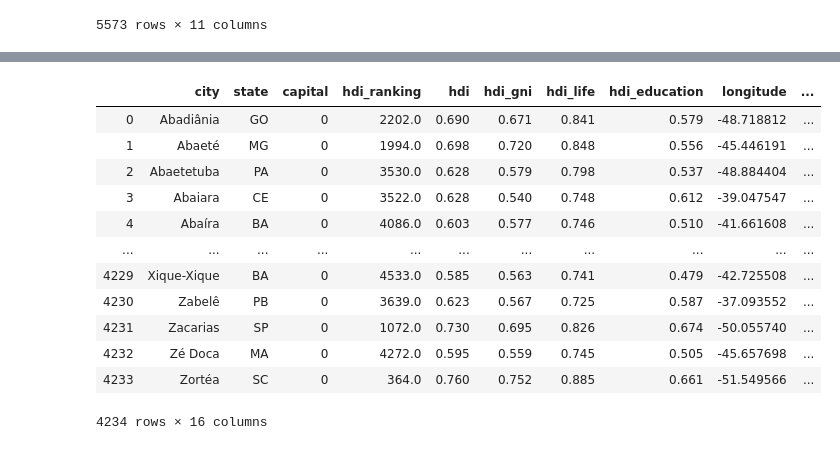
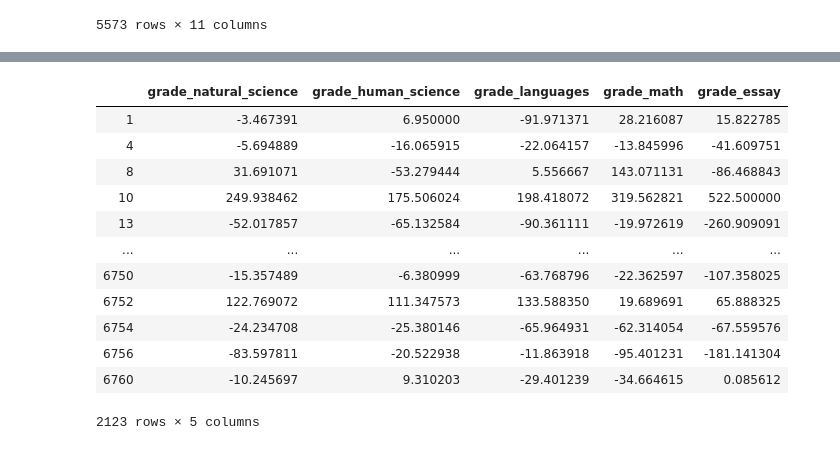
Before and after one commit to davidsondefaria/UdacityDataScience, a Jupyter notebook: 1.Blog/testes.ipynb, the cells around one changed output, grey strips where cells are left out. Drawn from its saved outputs; the diff is of its cells as text; code cells hidden in the pictures.

```diff
--- a/1.Blog/testes.ipynb
+++ b/1.Blog/testes.ipynb
@@ -140,19 +115,18 @@ m = enem.groupby(['city_residence','state_residence']).mean()
-# %%
-# new_df = pd.merge(A_df, B_df,  how='left', left_on=['A_c1','c2'], right_on = ['B_c1','c2'])
-
-p = pd.merge(cities_analysis_df, m, how='inner', left_on=['city','state'], right_on=['city_residence','state_residence'])
-p
-# %% [output]
-|  | city | state | capital | hdi_ranking | hdi | hdi_gni | hdi_life | hdi_education | longitude | ... |
-| 0 | Abadiânia | GO | 0 | 2202.0 | 0.690 | 0.671 | 0.841 | 0.579 | -48.718812 | ... |
-| 1 | Abaeté | MG | 0 | 1994.0 | 0.698 | 0.720 | 0.848 | 0.556 | -45.446191 | ... |
-| 2 | Abaetetuba | PA | 0 | 3530.0 | 0.628 | 0.579 | 0.798 | 0.537 | -48.884404 | ... |
-| 3 | Abaiara | CE | 0 | 3522.0 | 0.628 | 0.540 | 0.748 | 0.612 | -39.047547 | ... |
-| 4 | Abaíra | BA | 0 | 4086.0 | 0.603 | 0.577 | 0.746 | 0.510 | -41.661608 | ... |
-| ... | ... | ... | ... | ... | ... | ... | ... | ... | ... | ... |
-| 4229 | Xique-Xique | BA | 0 | 4533.0 | 0.585 | 0.563 | 0.741 | 0.479 | -42.725508 | ... |
-| 4230 | Zabelê | PB | 0 | 3639.0 | 0.623 | 0.567 | 0.725 | 0.587 | -37.093552 | ... |
-| 4231 | Zacarias | SP | 0 | 1072.0 | 0.730 | 0.695 | 0.826 | 0.674 | -50.055740 | ... |
-| 4232 | Zé Doca | MA | 0 | 4272.0 | 0.595 | 0.559 | 0.745 | 0.505 | -45.657698 | ... |
-| 4233 | Zortéa | SC | 0 | 364.0 | 0.760 | 0.752 | 0.885 | 0.661 | -51.549566 | ... |
-4234 rows × 16 columns
+# %%
+# df = res.loc[res['city'].isin(['São Paulo','Abadiânia'])]
+d = res.groupby(['city', 'state'], as_index=False).diff().dropna()
+d
+# %% [output]
+|  | grade_natural_science | grade_human_science | grade_languages | grade_math | grade_essay |
+| 1 | -3.467391 | 6.950000 | -91.971371 | 28.216087 | 15.822785 |
+| 4 | -5.694889 | -16.065915 | -22.064157 | -13.845996 | -41.609751 |
+| 8 | 31.691071 | -53.279444 | 5.556667 | 143.071131 | -86.468843 |
+| 10 | 249.938462 | 175.506024 | 198.418072 | 319.562821 | 522.500000 |
+| 13 | -52.017857 | -65.132584 | -90.361111 | -19.972619 | -260.909091 |
+| ... | ... | ... | ... | ... | ... |
+| 6750 | -15.357489 | -6.380999 | -63.768796 | -22.362597 | -107.358025 |
+| 6752 | 122.769072 | 111.347573 | 133.588350 | 19.689691 | 65.888325 |
+| 6754 | -24.234708 | -25.380146 | -65.964931 | -62.314054 | -67.559576 |
+| 6756 | -83.597811 | -20.522938 | -11.863918 | -95.401231 | -181.141304 |
+| 6760 | -10.245697 | 9.310203 | -29.401239 | -34.664615 | 0.085612 |
+2123 rows × 5 columns
```
Also changed, not shown: parts of 8 cells of this notebook, 3 other files.
